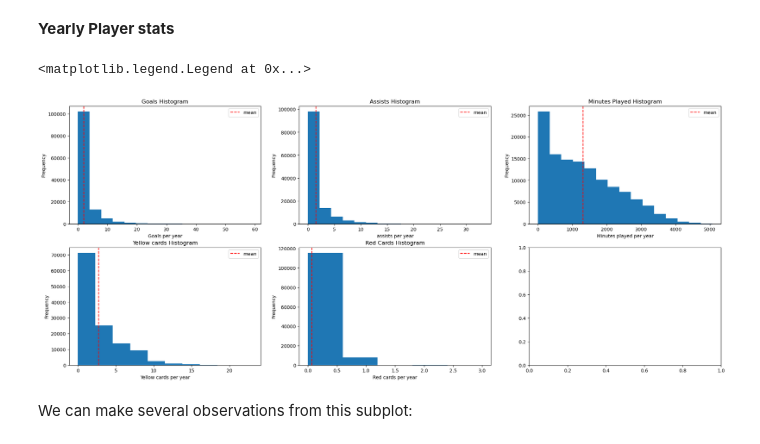
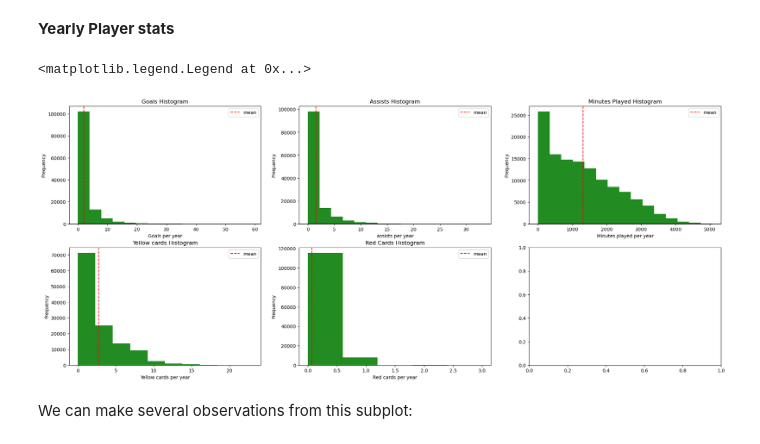
Before and after one commit to MohamedFarah12/The-Potential-Of-Football-Transfer-Valuations---Capstone-Project, a Jupyter notebook: notebooks/02-Exploratory Data Analysis.ipynb, the cells around one changed output. Saved outputs shown, nothing was run; the diff lists cells and outputs as text; code cells hidden in the pictures.

```diff
--- a/notebooks/02-Exploratory Data Analysis.ipynb
+++ b/notebooks/02-Exploratory Data Analysis.ipynb
@@ -103,7 +93,7 @@ plt.subplots(2,3, figsize=(25, 10))
 
 #goals
 plt.subplot(2, 3, 1)
-plt.hist(fdf3["goals"], bins=15)
+plt.hist(fdf3["goals"], bins=15,color="forestgreen")
 plt.axvline(fdf3["goals"].mean(), color="red", linestyle="--", label="mean")
 plt.xlabel("Goals per year")
 plt.ylabel("Frequency")
@@ -112,42 +102,42 @@ plt.legend()
 
 #assists
 plt.subplot(2,3,2)
-plt.hist(fdf3["assists"],bins=15)
+plt.hist(fdf3["assists"],bins=15,color="forestgreen")
 plt.axvline(fdf3["assists"].mean(),color="red",linestyle="--",label="mean")
 plt.xlabel("assists per year")
 plt.ylabel("Frequency")
 plt.title("Assists Histogram")
 plt.legend()
 
 #minutes played
 plt.subplot(2,3,3)
-plt.hist(fdf3["minutes_played"],bins=15)
+plt.hist(fdf3["minutes_played"],bins=15,color="forestgreen")
 plt.axvline(fdf3["minutes_played"].mean(),color="red",linestyle="--",label="mean")
 plt.xlabel("Minutes played per year")
 plt.ylabel("Frequency")
 plt.title("Minutes Played Histogram")
 plt.legend()
 
 #yellow cards
 plt.subplot(2,3,4)
-plt.hist(fdf3["yellow_cards"],bins=10)
+plt.hist(fdf3["yellow_cards"],bins=10,color="forestgreen")
 plt.axvline(fdf3["yellow_cards"].mean(),color="red",linestyle="--",label="mean")
 plt.xlabel("Yellow cards per year")
 plt.ylabel("Frequency")
 plt.title("Yellow cards Histogram")
 plt.legend()
 
 #red cards
 plt.subplot(2,3,5)
-plt.hist(fdf3["red_cards"],bins=5)
+plt.hist(fdf3["red_cards"],bins=5,color="forestgreen")
 plt.axvline(fdf3["red_cards"].mean(),color="red",linestyle="--",label="mean")
 plt.xlabel("Red cards per year")
 plt.ylabel("Frequency")
 plt.title("Red Cards Histogram")
 plt.legend()
 # %% [output]
 <matplotlib.legend.Legend at 0x...>
-[figure, old version]
+[figure, new version]
 # %% [markdown]
 We can make several observations from this subplot:
 # %% [markdown]
```
Also changed, not shown: parts of 8 cells of this notebook, 3 other files.
